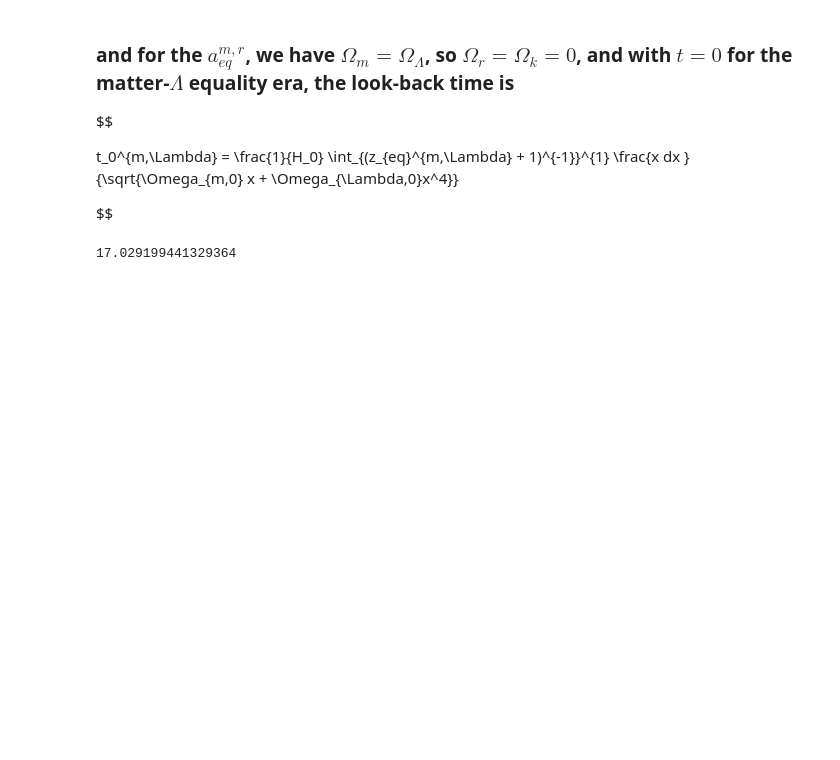
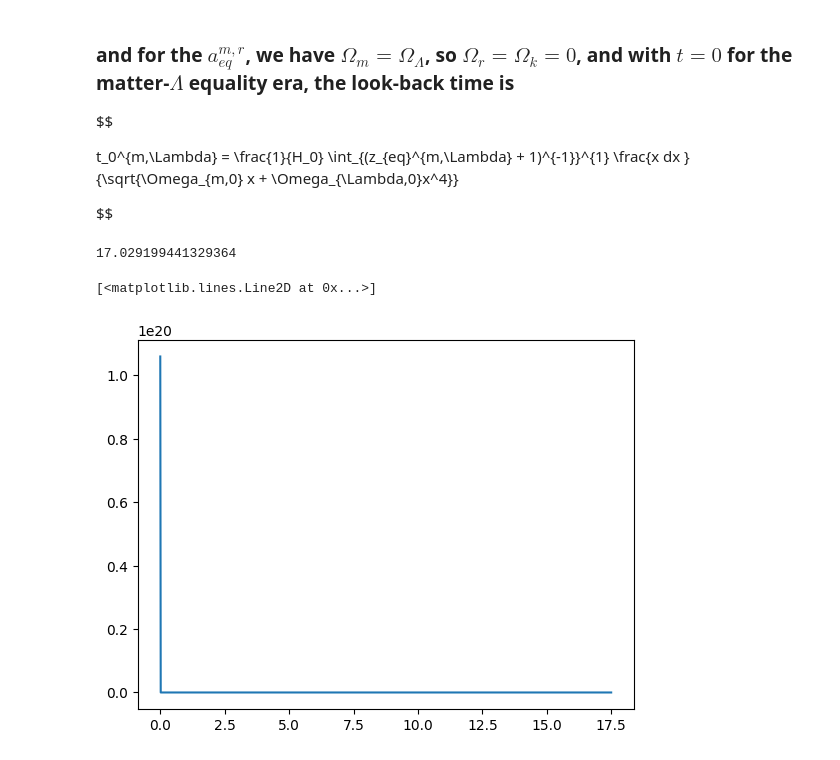
Before and after one commit to xlxnsxzpxtx/Metodos_cosmo, a Jupyter notebook: Practica_1/Practica_1.ipynb, the cells around one changed output. Saved outputs shown, nothing was run; the diff lists cells and outputs as text; code cells hidden in the pictures; blank space fills up the shorter version.

```diff
--- a/Practica_1/Practica_1.ipynb
+++ b/Practica_1/Practica_1.ipynb
@@ -267,3 +267,15 @@ res2 = h*float(int2[0])
 res2
 # %% [output]
 17.029199441329364
+# %%
+def rho_m(t):
+    rho_1 = ((O_m2*3*H_0**2)/(8*3.1415))*(2*H_0*t*(O_r)**half)**(-3/2)
+    rho_2 = ((O_m2*3*H_0**2)/(8*3.1415))*((2/3)*H_0*t*(O_m2)**half)**(2)
+    rho_3 = ((O_m2*3*H_0**2)/(8*3.1415))*(np.exp(-3 * H_0 *t* (O_L2)**half))
+    return rho_1*(t<res1) + rho_2*((t<=res2)&(t>=res1)) + rho_3*(t>res2)
+# %%
+t=np.linspace(0.000000000001,17.5,1000)
+mpl.plot(t,rho_m(t))
+# %% [output]
+[<matplotlib.lines.Line2D at 0x...>]
+[figure, added]
```
Also changed, not shown: parts of 1 cell of this notebook.
